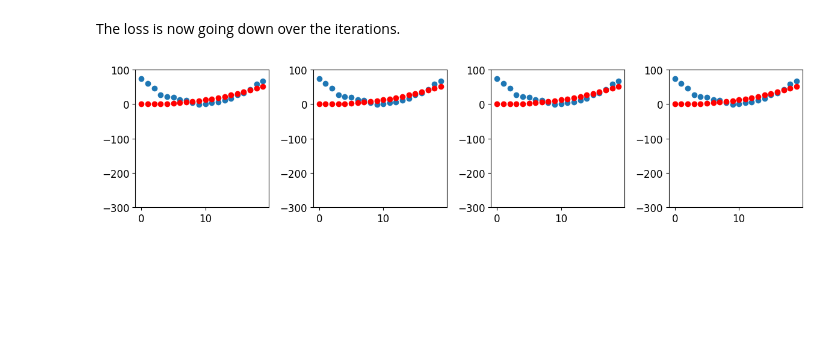
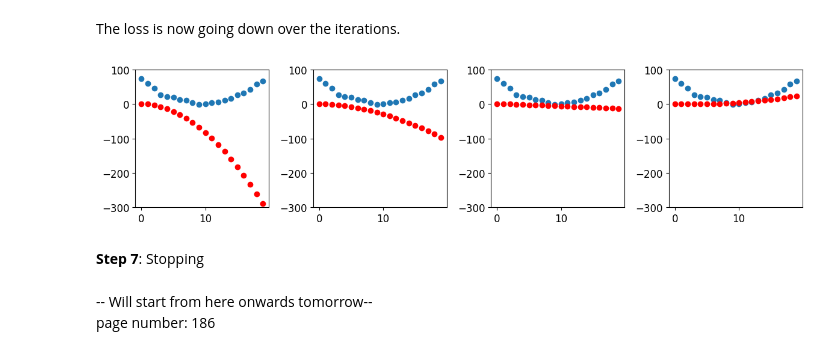
Before and after one commit to Firojpaudel/Machine-Learning-Notes, a Jupyter notebook: Practical Deep Learning For Coders/Chapter_4.ipynb, the cells around one changed output. Drawn from its saved outputs; the diff is of its cells as text; code cells hidden in the pictures; blank space fills up the shorter version.

```diff
--- a/Practical Deep Learning For Coders/Chapter_4.ipynb
+++ b/Practical Deep Learning For Coders/Chapter_4.ipynb
@@ -470,6 +470,7 @@ def mse(preds, targets):
 #@ We initialize the parameters to random values and ask pyTorch to trach gradients
 
 params = torch.randn(3).requires_grad_()
+orig_params = params.clone()
 # %% [markdown]
 **Step 2**: Calculating the predictions:
 # %%
@@ -555,8 +556,14 @@ for i in range(10):
 The loss is now going down over the iterations.
 # %%
 #@ Now visualizing this:
+params = orig_params.detach().requires_grad_()
 _,axs = plt.subplots(1,4,figsize=(12,3))
 for ax in axs: show_preds(apply_steps(params, False), ax)
 plt.tight_layout()
 # %% [output]
-[figure, old version]
+[figure, new version]
+# %% [markdown]
+**Step 7**: Stopping
+# %% [markdown]
+-- Will start from here onwards tomorrow-- <br>
+page number: 186
```
Also changed, not shown: parts of 1 cell of this notebook.
